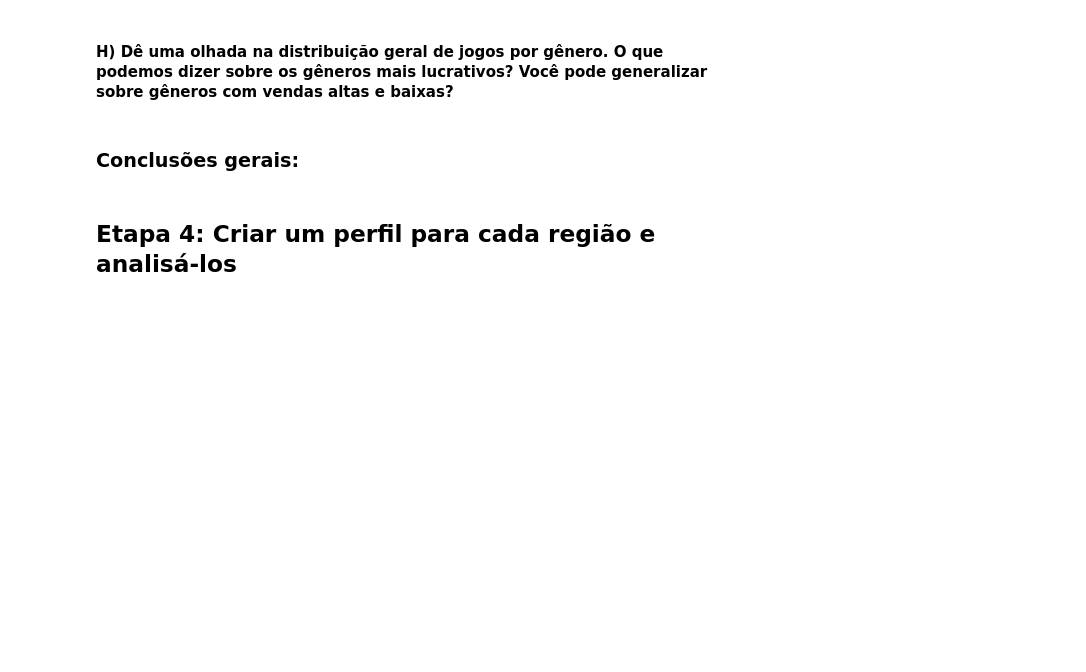
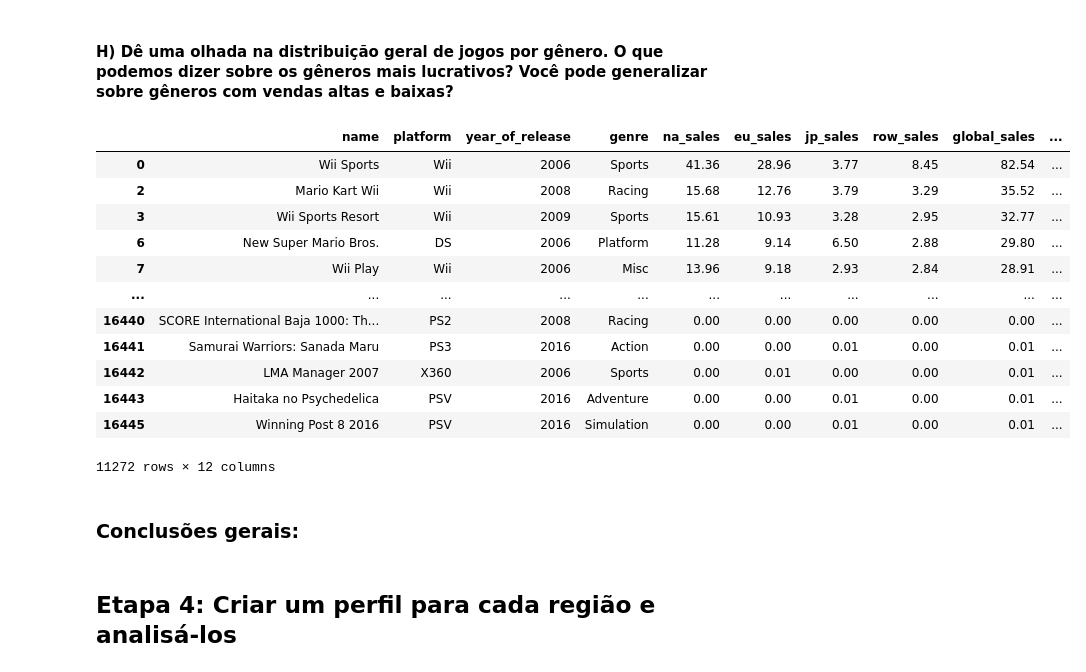
Before and after one commit to BCaravina/video-games-EDA, a Jupyter notebook: notebooks/analysis.ipynb, the cells around one changed output. Cells and saved outputs as stored; diff of their text form; code cells hidden in the pictures; blank space fills up the shorter version.

```diff
--- a/notebooks/analysis.ipynb
+++ b/notebooks/analysis.ipynb
@@ -564,5 +625,23 @@ Adicionalmente, as avaliações dos críticos e dos usuários têm correlação
 # %% [markdown]
 #### H) Dê uma olhada na distribuição geral de jogos por gênero. O que podemos dizer sobre os gêneros mais lucrativos? Você pode generalizar sobre gêneros com vendas altas e baixas?
+# %%
+# agrupar por genero
+df_2005_2016
+# somar global_sales para ver qual é mais lucrativo
+# %% [output]
+|  | name | platform | year_of_release | genre | na_sales | eu_sales | jp_sales | row_sales | global_sales | ... |
+| 0 | Wii Sports | Wii | 2006 | Sports | 41.36 | 28.96 | 3.77 | 8.45 | 82.54 | ... |
+| 2 | Mario Kart Wii | Wii | 2008 | Racing | 15.68 | 12.76 | 3.79 | 3.29 | 35.52 | ... |
+| 3 | Wii Sports Resort | Wii | 2009 | Sports | 15.61 | 10.93 | 3.28 | 2.95 | 32.77 | ... |
+| 6 | New Super Mario Bros. | DS | 2006 | Platform | 11.28 | 9.14 | 6.50 | 2.88 | 29.80 | ... |
+| 7 | Wii Play | Wii | 2006 | Misc | 13.96 | 9.18 | 2.93 | 2.84 | 28.91 | ... |
+| ... | ... | ... | ... | ... | ... | ... | ... | ... | ... | ... |
+| 16440 | SCORE International Baja 1000: Th... | PS2 | 2008 | Racing | 0.00 | 0.00 | 0.00 | 0.00 | 0.00 | ... |
+| 16441 | Samurai Warriors: Sanada Maru | PS3 | 2016 | Action | 0.00 | 0.00 | 0.01 | 0.00 | 0.01 | ... |
+| 16442 | LMA Manager 2007 | X360 | 2006 | Sports | 0.00 | 0.01 | 0.00 | 0.00 | 0.01 | ... |
+| 16443 | Haitaka no Psychedelica | PSV | 2016 | Adventure | 0.00 | 0.00 | 0.01 | 0.00 | 0.01 | ... |
+| 16445 | Winning Post 8 2016 | PSV | 2016 | Simulation | 0.00 | 0.00 | 0.01 | 0.00 | 0.01 | ... |
+11272 rows × 12 columns
 # %% [markdown]
 ### Conclusões gerais:
 # %% [markdown]
```
Also changed, not shown: parts of 4 cells of this notebook.
